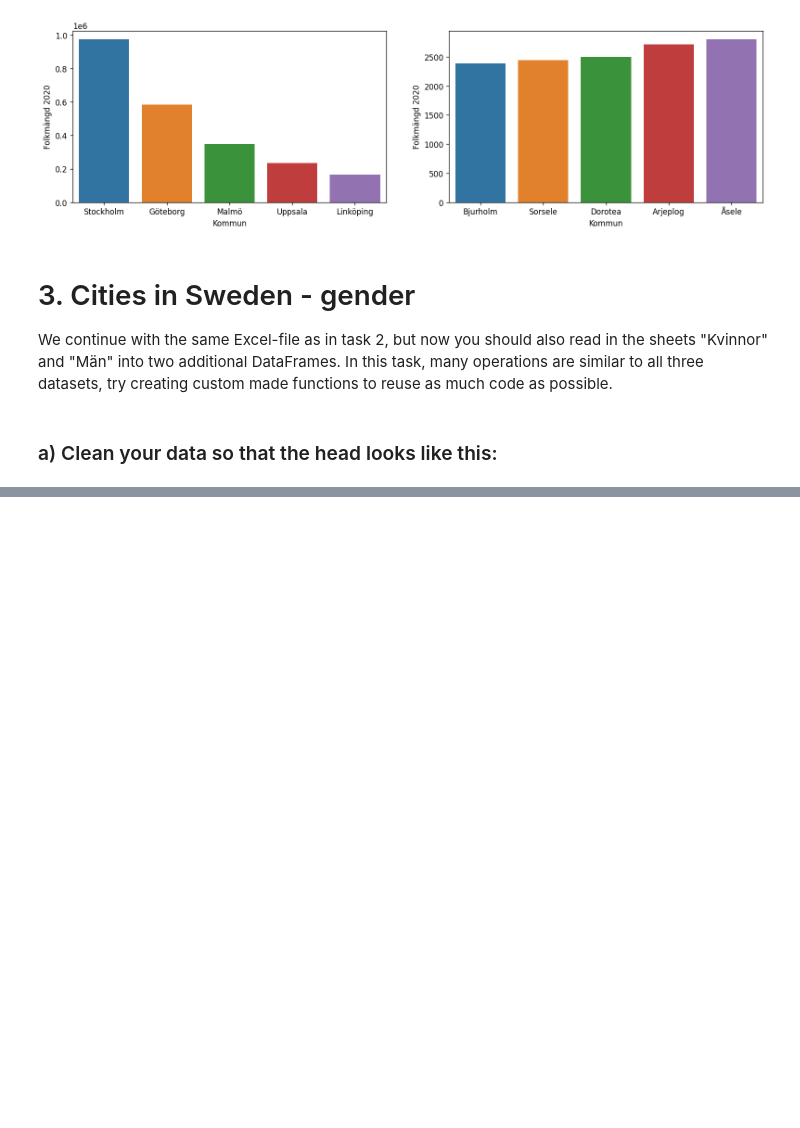
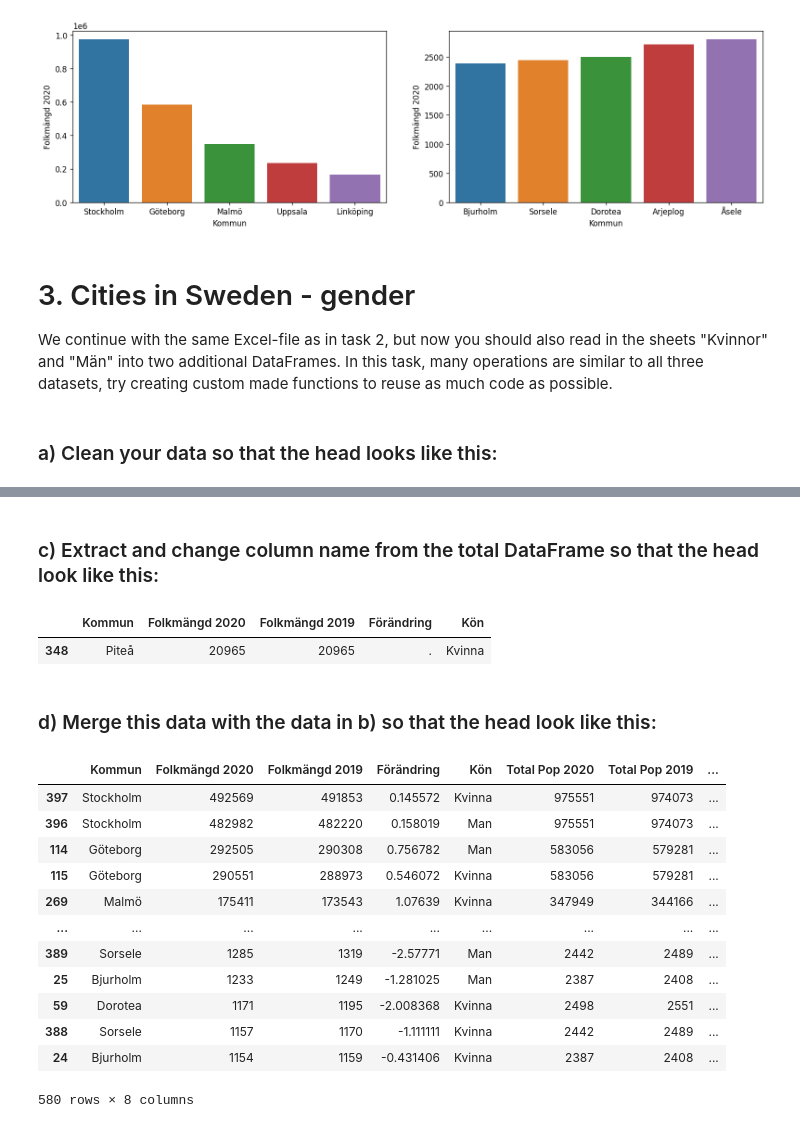
Before and after one commit to Canesp/Databehandling-Philip-de-Canesie, a Jupyter notebook: exercises/E00_exercises.ipynb, the cells around one changed output, grey strips where cells are left out. Saved outputs shown, nothing was run; the diff lists cells and outputs as text; code cells hidden in the pictures; blank space fills up the shorter version.

```diff
--- a/exercises/E00_exercises.ipynb
+++ b/exercises/E00_exercises.ipynb
@@ -227,10 +227,3 @@ swe_citys_female = pd.read_excel(
 )
 # %% [markdown]
 ### a) Clean your data so that the head looks like this:
-# %%
-swe_citys_male = swe_citys_male.drop(0, inplace= True) # drops the first row.
-
-columns = {"Rang": "Rang 2020", "Unnamed: 1": "Rang 2019", "Män 31 december": "Folkmängd 2020", "Unnamed: 4	": "Folkmängd 2019"}
-
-swe_citys_male = swe_citys_male.rename(columns={"Rang": "Rang 2020", "Unnamed: 1": "Rang 2019", "Män 31 december": "Folkmängd 2020", "Unnamed: 4	": "Folkmängd 2019"})
-swe_citys_male
@@ -238,0 +307,40 @@ AttributeError: 'NoneType' object has no attribute 'drop'
+# %% [markdown]
+### c) Extract and change column name from the total DataFrame so that the head look like this:
+# %%
+
+total_dataframe = data_frame[
+    ["Kommun", "Folkmängd 2020", "Folkmängd 2019", "Förändring"]
+]
+
+total_dataframe = total_dataframe.rename(
+    columns={
+        "Folkmängd 2020": "Total Pop 2020",
+        "Folkmängd 2019": "Total Pop 2019",
+        "Förändring": "Total förändring",
+    }
+)
+# %% [output]
+|  | Kommun | Folkmängd 2020 | Folkmängd 2019 | Förändring | Kön |
+| 348 | Piteå | 20965 | 20965 | . | Kvinna |
+# %% [markdown]
+### d) Merge this data with the data in b) so that the head look like this:
+# %%
+merge_data = swe_citys_df.join(total_dataframe.set_index("Kommun"), on="Kommun")
+
+merge_data = merge_data.sort_values(by= "Folkmängd 2020", ascending= False)
+
+merge_data
+# %% [output]
+|  | Kommun | Folkmängd 2020 | Folkmängd 2019 | Förändring | Kön | Total Pop 2020 | Total Pop 2019 | ... |
+| 397 | Stockholm | 492569 | 491853 | 0.145572 | Kvinna | 975551 | 974073 | ... |
+| 396 | Stockholm | 482982 | 482220 | 0.158019 | Man | 975551 | 974073 | ... |
+| 114 | Göteborg | 292505 | 290308 | 0.756782 | Man | 583056 | 579281 | ... |
+| 115 | Göteborg | 290551 | 288973 | 0.546072 | Kvinna | 583056 | 579281 | ... |
+| 269 | Malmö | 175411 | 173543 | 1.07639 | Kvinna | 347949 | 344166 | ... |
+| ... | ... | ... | ... | ... | ... | ... | ... | ... |
+| 389 | Sorsele | 1285 | 1319 | -2.57771 | Man | 2442 | 2489 | ... |
+| 25 | Bjurholm | 1233 | 1249 | -1.281025 | Man | 2387 | 2408 | ... |
+| 59 | Dorotea | 1171 | 1195 | -2.008368 | Kvinna | 2498 | 2551 | ... |
+| 388 | Sorsele | 1157 | 1170 | -1.111111 | Kvinna | 2442 | 2489 | ... |
+| 24 | Bjurholm | 1154 | 1159 | -0.431406 | Kvinna | 2387 | 2408 | ... |
+580 rows × 8 columns
```
Also changed, not shown: parts of 8 cells of this notebook, 1 other file.
